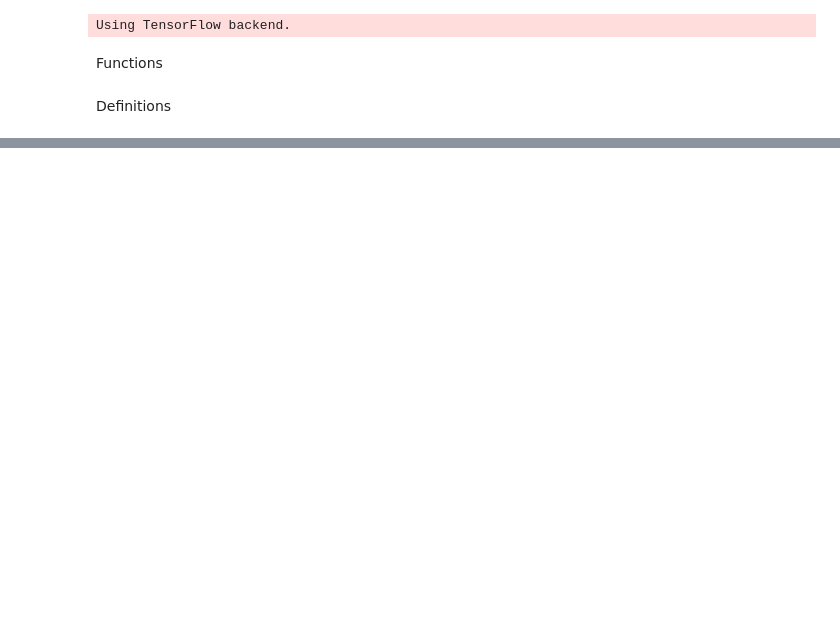
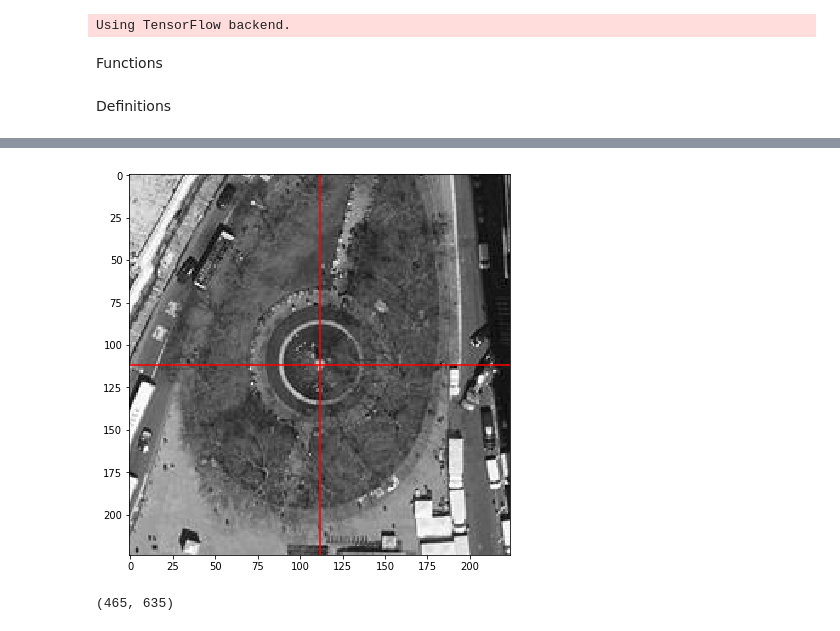
Before and after one commit to eric220/New_York, a Jupyter notebook: New_York_Search.ipynb, the cells around one changed output, grey strips where cells are left out. Drawn from its saved outputs; the diff is of its cells as text; code cells hidden in the pictures; blank space fills up the shorter version.

```diff
--- a/New_York_Search.ipynb
+++ b/New_York_Search.ipynb
@@ -69,19 +69,19 @@ def get_pred(t_img):
     t_test = preprocess_input(t_test)
     return model.predict(t_test)
 # %%
-#random search returns x, y coordinates
+#dev assisted search returns x, y coordinates
 #search
 def std_dev_search(img, x_start, x_finish, y_start, y_finish, num_samples):
     rand_x = np.random.randint(x_start, x_finish, num_samples)
     rand_y = np.random.randint(y_start, y_finish, num_samples)
     dist_array = []
     for i in range(len(rand_x)):
-        test_slice = get_img_slice(img, rand_x[i], rand_y[i], model_width)
+        test_slice = utils.get_img_slice(img, rand_x[i], rand_y[i], model_width)
         test_img = image.array_to_img(test_slice)
-        dist_array.append(vector_dist(goal_pred, get_pred(test_img))[0][0])
+        dist_array.append(utils.vector_dist(goal_pred, get_pred(test_img))[0][0])
     #print('STD',np.std(dist_array), 'Mean',np.mean(dist_array), 'Value',dist_array[np.argmin(dist_array): np.argmin(dist_array)+1][0], 'arg',np.argmax(dist_array))
     if dist_array[np.argmin(dist_array): np.argmin(dist_array)+1] < (np.mean(dist_array) - (np.std(dist_array))):
-        return return_xy(rand_x, rand_y, np.argmin(dist_array))
+        return utils.return_xy(rand_x, rand_y, np.argmin(dist_array))
     else:
         print('do it again')
         #return return_xy(rand_x, rand_y, np.argmin(dist_array))
@@ -206,14 +196,18 @@ plt.imshow(x_img);
 # %%
-#x, y = target_search()
 #x, y = narrowing_search()
+#x, y = search.deviation_assisted_search(tee_ny, rand_x_start, rand_x_fin, rand_y_start, rand_y_fin, goal_pred, 25)
 x, y = deviation_assisted_search()
-z_img = get_img_slice(tee_ny, x, y, model_width)
+z_img = utils.get_img_slice(tee_ny, x, y, model_width)
 z_img = image.array_to_img(z_img)
 plt.figure(figsize = (7,7))
 plt.axvline(x = model_width * .5, color = 'red')
 plt.axhline(y = model_width * .5, color = 'red')
 plt.imshow(z_img);
+# %% [output]
+[figure, added]
 # %%
 x + half_model_width + half_est_location, y + half_model_width + half_est_location
+# %% [output]
+(465, 635)
 # %%
 pix_x, pix_y
```
Also changed, not shown: parts of 19 cells of this notebook, 2 other files.
